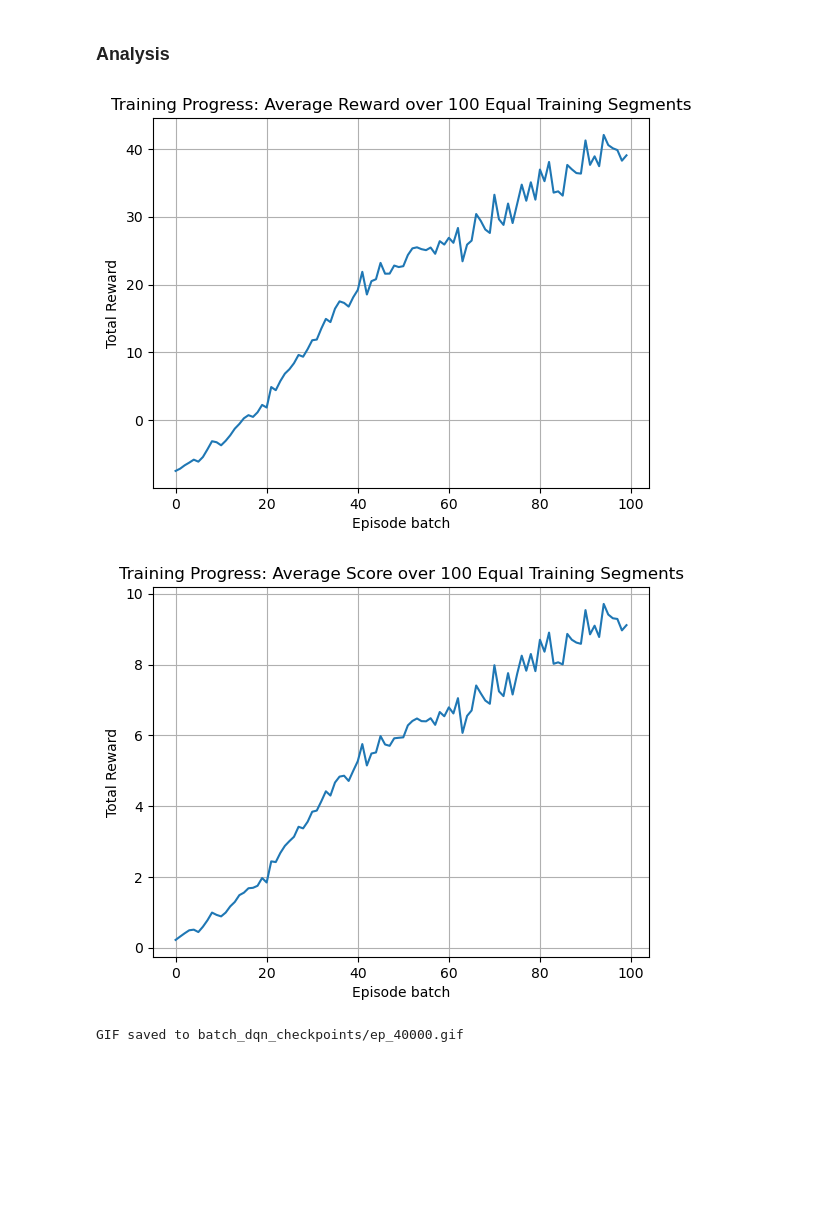
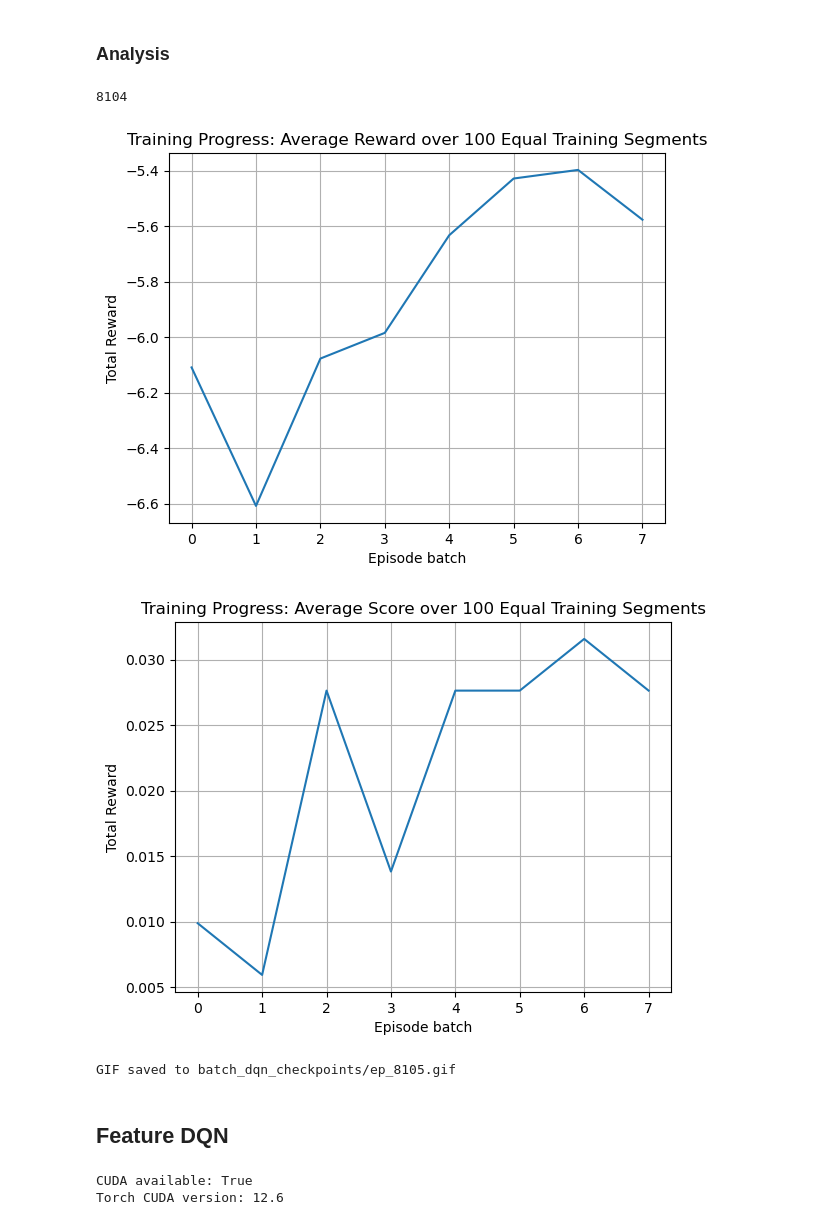
Before and after one commit to William-Pig/tetris_ai, a Jupyter notebook: main.ipynb, the cells around one changed output. Drawn from its saved outputs; the diff is of its cells as text; code cells hidden in the pictures; blank space fills up the shorter version.

```diff
--- a/main.ipynb
+++ b/main.ipynb
@@ -728,12 +727,12 @@ Torch CUDA version: 12.6
 # %%
 """ Hyper‑parameters """
 # Simulation settings
-NUM_EPISODES = 2_000  # total training episodes
-MAX_STEPS_PER_EPISODE = 5_000  # max step per game
+NUM_EPISODES = 10_000  # total training episodes
+MAX_STEPS_PER_EPISODE = 1_000  # max step per game
 
 # Bellman update settings
 ALPHA = 0.001  # learning rate
-GAMMA = 0.5  # discount rate
+GAMMA = 0.9  # discount rate
 
 # Epsilon-greedy settings
 EPSILON = 1.0  # starting epsilon for epsilon-greedy
@@ -745,8 +744,8 @@ BATCH_SIZE = 128  # mini-batch size for replay(), used to perform a training upd
 TARGET_UPDATE_FREQ = 64  # episodes between target-net sync
 
 # Tetris Game environment settings (default is 20x10)
-BOARD_WIDTH = 6
-BOARD_HEIGHT = 6
+BOARD_WIDTH = 10
+BOARD_HEIGHT = 20
 
 # Train on CPU OR GPU?
 DEVICE = torch.device("cuda" if torch.cuda.is_available() else "cpu")
@@ -754,7 +753,7 @@ print("Using:", DEVICE)
 
 # Saving logistics
 SAVE_DIR = "batch_dqn_checkpoints/"  # where to save gif and model checkpoints
-GIF_CHECKPOINTS = {}  # which episode to save a gif
+GIF_CHECKPOINTS = {100, 500}  # which episode to save a gif
 # %% [output]
 Using: cuda
 # %%
@@ -868,7 +870,7 @@ DEVICE = torch.device("cuda" if torch.cuda.is_available() else "cpu")
 print("Using:", DEVICE)
 
 # Saving logistics
-CHECKPOINT_PATH = "batch_dqn_checkpoints/latest.pth"
+CHECKPOINT_PATH = "batch_dqn_checkpoints/latest_6x6.pth"
 SAVE_DIR = "batch_dqn_checkpoints/"  # where to save gif and model checkpoints
 GIF_CHECKPOINTS = {}  # which episode to save a gif
 # %% [output]
@@ -942,26 +944,32 @@ for episode in progress_bar:
         )
 # %% [markdown]
 ### Analysis
+# %%
+len(episode_score)
+# %% [output]
+8104
 # %%
-plt.plot(np.mean(np.array_split(episode_rewards, 100),axis=1))
+plt.plot(np.mean(np.array_split(episode_rewards, 8),axis=1))
 plt.xlabel('Episode batch')
 plt.ylabel('Total Reward')
 plt.title('Training Progress: Average Reward over 100 Equal Training Segments')
 plt.grid(True)
 plt.show()
 # %% [output]
-[figure, old version]
+[figure, new version]
 # %%
-plt.plot(np.mean(np.array_split(episode_score, 100),axis=1))
+plt.plot(np.mean(np.array_split(episode_score, 8),axis=1))
 plt.xlabel('Episode batch')
 plt.ylabel('Total Reward')
 plt.title('Training Progress: Average Score over 100 Equal Training Segments')
 plt.grid(True)
 plt.show()
 # %% [output]
-[figure, old version]
+[figure, new version]
 # %%
 evaluate_and_save_gif(agent=agent, episode_num=episode, save_dir=SAVE_DIR,
                               board_width=BOARD_WIDTH, board_height=BOARD_HEIGHT)
 # %% [output]
-GIF saved to batch_dqn_checkpoints/ep_40000.gif
+GIF saved to batch_dqn_checkpoints/ep_8105.gif
+# %% [markdown]
+## Feature DQN
@@ -967,0 +985,6 @@ GIF saved to batch_dqn_checkpoints/ep_40000.gif
+# %%
+print("CUDA available:", torch.cuda.is_available())
+print("Torch CUDA version:", torch.version.cuda)
+# %% [output]
+CUDA available: True
+Torch CUDA version: 12.6
```
Also changed, not shown: parts of 9 cells of this notebook, 3 other files.
